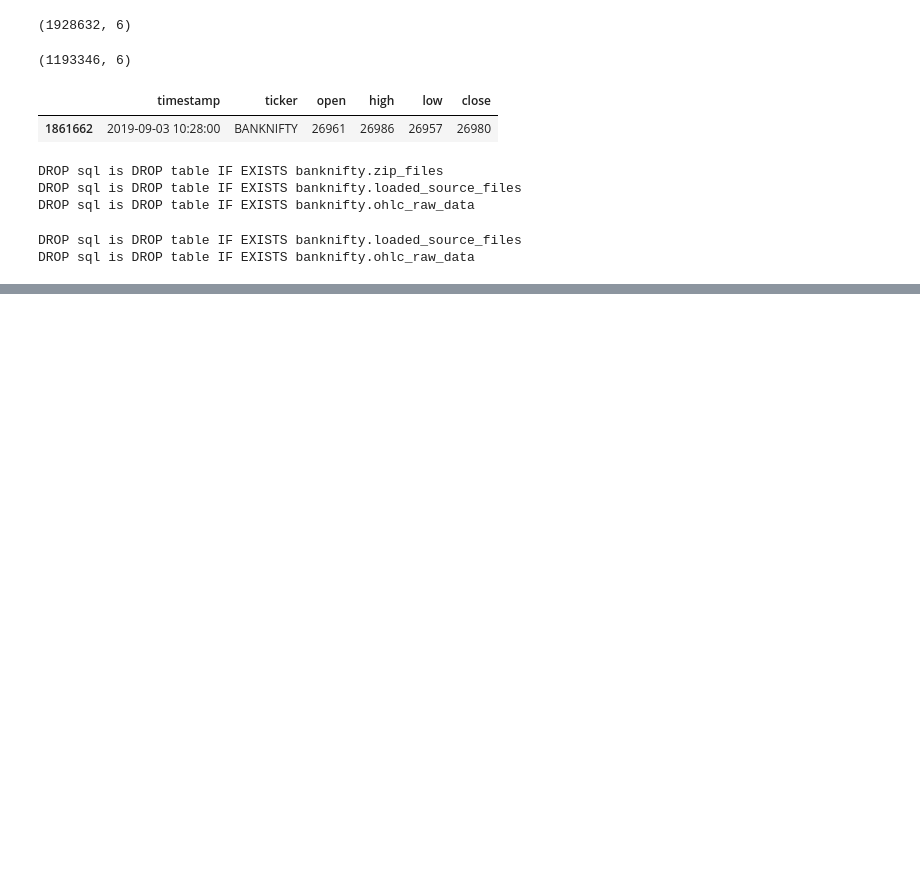
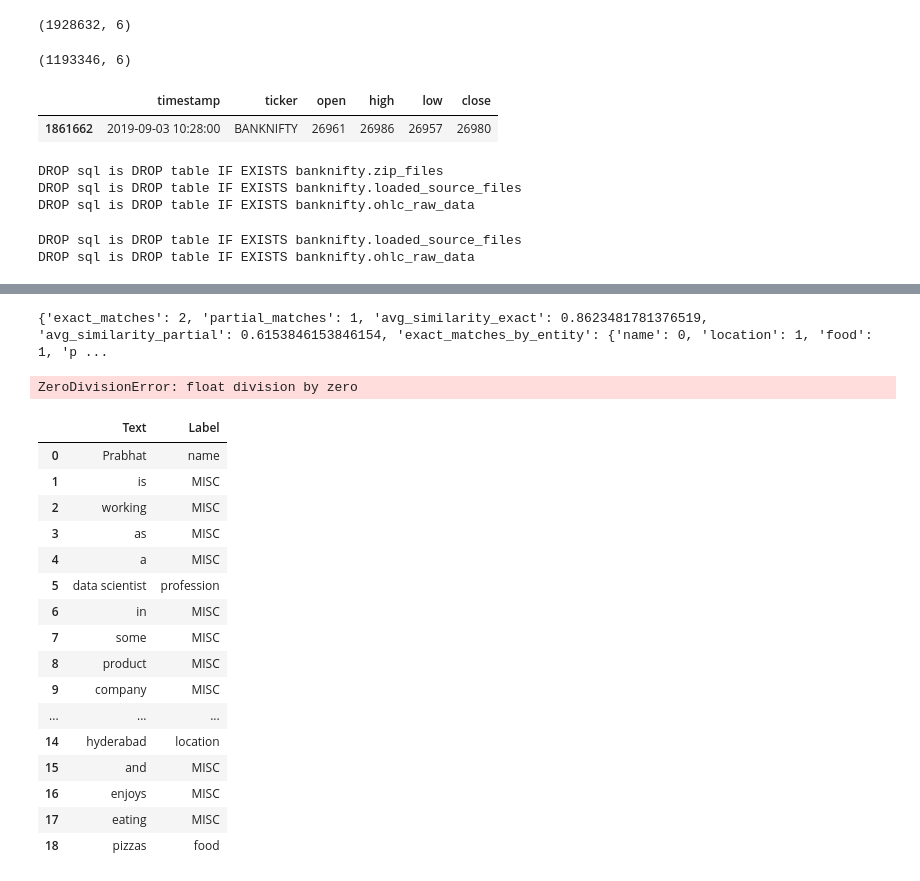
Before and after one commit to xooca/quant_research, a Jupyter notebook: notebook/new/data_setup.ipynb, the cells around one changed output, grey strips where cells are left out. Saved outputs shown, nothing was run; the diff lists cells and outputs as text; code cells hidden in the pictures; blank space fills up the shorter version.

```diff
--- a/notebook/new/data_setup.ipynb
+++ b/notebook/new/data_setup.ipynb
@@ -145,0 +657,60 @@ DROP sql is DROP table IF EXISTS banknifty.ohlc_raw_data
+# %%
+passage = "Prabhat is working as a data scientist in some product company. He lives in hyderabad and enjoys eating pizzas"
+actual_list = [{'start':0,'end':7,'text':'Prabhat','entity_type': 'name'},{'start':24,'end':38,'text':'data scientist','entity_type': 'profession'},
+ {'start':76,'end':85,'text':'hyderabad','entity_type':'location'},{'start':104,'end':110,'text':'pizzas','entity_type':'food'}]
+
+prediction_list = input_list = [{'start':0,'end':6,'text':'Prabha','entity_type': 'name'},{'start':24,'end':29,'text':'data ','entity_type': 'profession'},
+ {'start':76,'end':85,'text':'hyderabad','entity_type':'location'},{'start':104,'end':109,'text':'pizzas','entity_type':'food'}]
+evaluation_results = evaluate_entities(actual_list, prediction_list)
+print(evaluation_results)
+# %% [output]
+{'exact_matches': 2, 'partial_matches': 1, 'avg_similarity_exact': 0.8623481781376519, 'avg_similarity_partial': 0.6153846153846154, 'exact_matches_by_entity': {'name': 0, 'location': 1, 'food': 1, 'p ...
+# %%
+passage = "Prabhat is working as a data scientist in some product company. He lives in hyderabad and enjoys eating pizzas"
+actual_list = [{'start':0,'end':7,'text':'Prabhat','entity_type': 'name'},{'start':24,'end':38,'text':'data scientist','entity_type': 'profession'},
+ {'start':76,'end':85,'text':'hyderabad','entity_type':'location'},{'start':104,'end':110,'text':'pizzas','entity_type':'food'}]
+
+prediction_list = input_list = [{'start':0,'end':6,'text':'Prabha','entity_type': 'name'},{'start':24,'end':29,'text':'data ','entity_type': 'profession'},
+ {'start':76,'end':85,'text':'hyderabad','entity_type':'location'},{'start':104,'end':109,'text':'pizza','entity_type':'food'}]
+metrics = evaluate_ner_model(actual_list, prediction_list)
+print(metrics)
+# %% [output]
+ZeroDivisionError: float division by zero
+# %%
+pd.DataFrame([{'Text':"Prabhat",'Label':"name"},
+              {'Text':"is",'Label':"MISC"},
+              {'Text':"working",'Label':"MISC"},
+              {'Text':"as",'Label':"MISC"},
+              {'Text':"a",'Label':"MISC"},
+              {'Text':"data scientist",'Label':"profession"},
+              {'Text':"in",'Label':"MISC"},
+              {'Text':"some",'Label':"MISC"},
+              {'Text':"product",'Label':"MISC"},
+              {'Text':"company",'Label':"MISC"},
+              {'Text':".",'Label':"MISC"},
+              {'Text':"He",'Label':"MISC"},
+              {'Text':"lives",'Label':"MISC"},
+              {'Text':"in",'Label':"MISC"},
+              {'Text':"hyderabad",'Label':"location"},
+              {'Text':"and",'Label':"MISC"},
+              {'Text':"enjoys",'Label':"MISC"},
+              {'Text':"eating",'Label':"MISC"},
+              {'Text':"pizzas",'Label':"food"},])
+# %% [output]
+|  | Text | Label |
+| 0 | Prabhat | name |
+| 1 | is | MISC |
+| 2 | working | MISC |
+| 3 | as | MISC |
+| 4 | a | MISC |
+| 5 | data scientist | profession |
+| 6 | in | MISC |
+| 7 | some | MISC |
+| 8 | product | MISC |
+| 9 | company | MISC |
+| ... | ... | ... |
+| 14 | hyderabad | location |
+| 15 | and | MISC |
+| 16 | enjoys | MISC |
+| 17 | eating | MISC |
+| 18 | pizzas | food |
```
Also changed, not shown: parts of 18 cells of this notebook.
